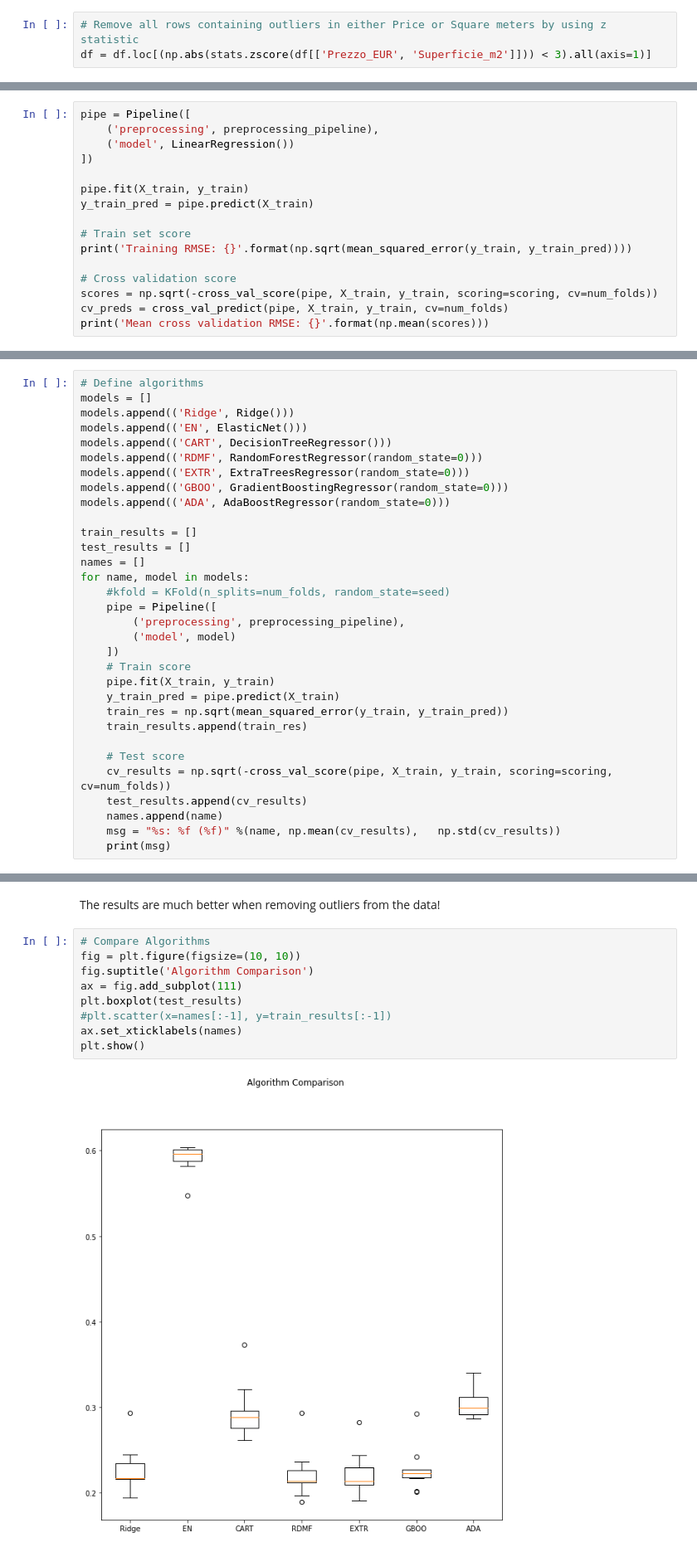
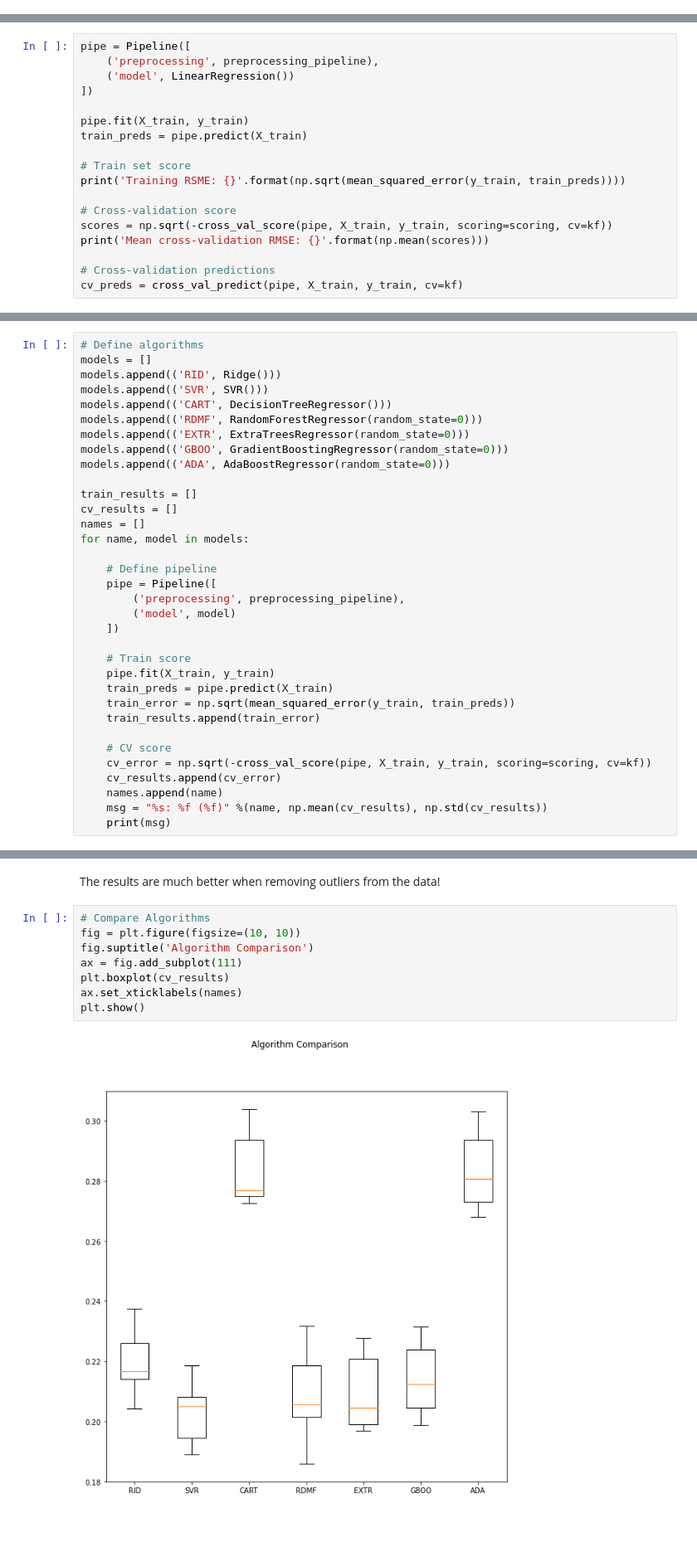
Before and after one commit to LazyEval/housing-prices-firenze, a Jupyter notebook: notebooks/3.5-LazyEval-modeling-outliers.ipynb, the cells around one changed output, grey strips where cells are left out. Shown at 83% size. Drawn from its saved outputs; the diff is of its cells as text; blank space fills up the shorter version.

Commit message:
Update modeling after removing outliers from data and tuning SVR model.

```diff
--- a/notebooks/3.5-LazyEval-modeling-outliers.ipynb
+++ b/notebooks/3.5-LazyEval-modeling-outliers.ipynb
@@ -93,3 +64,0 @@ df.loc[df['Anno_costruzione'].isna(), 'Classe_energetica'].hist()
-# %%
-# Remove all rows containing outliers in either Price or Square meters by using z statistic
-df = df.loc[(np.abs(stats.zscore(df[['Prezzo_EUR', 'Superficie_m2']])) < 3).all(axis=1)]
@@ -186,13 +149,15 @@ pipe = Pipeline([
 ])
 
 pipe.fit(X_train, y_train)
-y_train_pred = pipe.predict(X_train)
+train_preds = pipe.predict(X_train)
 
 # Train set score
-print('Training RMSE: {}'.format(np.sqrt(mean_squared_error(y_train, y_train_pred))))
+print('Training RSME: {}'.format(np.sqrt(mean_squared_error(y_train, train_preds))))
 
-# Cross validation score
-scores = np.sqrt(-cross_val_score(pipe, X_train, y_train, scoring=scoring, cv=num_folds))
-cv_preds = cross_val_predict(pipe, X_train, y_train, cv=num_folds)
-print('Mean cross validation RMSE: {}'.format(np.mean(scores)))
+# Cross-validation score
+scores = np.sqrt(-cross_val_score(pipe, X_train, y_train, scoring=scoring, cv=kf))
+print('Mean cross-validation RMSE: {}'.format(np.mean(scores)))
+
+# Cross-validation predictions
+cv_preds = cross_val_predict(pipe, X_train, y_train, cv=kf)
 # %% [output]
@@ -227,8 +180,8 @@ for i in range(12):
 # %%
 # Define algorithms
 models = []
-models.append(('Ridge', Ridge()))
-models.append(('EN', ElasticNet()))
+models.append(('RID', Ridge()))
+models.append(('SVR', SVR()))
 models.append(('CART', DecisionTreeRegressor()))
 models.append(('RDMF', RandomForestRegressor(random_state=0)))
 models.append(('EXTR', ExtraTreesRegressor(random_state=0)))
@@ -236,24 +189,26 @@ models.append(('GBOO', GradientBoostingRegressor(random_state=0)))
 models.append(('ADA', AdaBoostRegressor(random_state=0)))
 
 train_results = []
-test_results = []
+cv_results = []
 names = []
 for name, model in models:
-    #kfold = KFold(n_splits=num_folds, random_state=seed)
+
+    # Define pipeline
     pipe = Pipeline([
         ('preprocessing', preprocessing_pipeline),
         ('model', model)
     ])
+
     # Train score
     pipe.fit(X_train, y_train)
-    y_train_pred = pipe.predict(X_train)
-    train_res = np.sqrt(mean_squared_error(y_train, y_train_pred))
-    train_results.append(train_res)
+    train_preds = pipe.predict(X_train)
+    train_error = np.sqrt(mean_squared_error(y_train, train_preds))
+    train_results.append(train_error)
 
-    # Test score
-    cv_results = np.sqrt(-cross_val_score(pipe, X_train, y_train, scoring=scoring, cv=num_folds))
-    test_results.append(cv_results)
+    # CV score
+    cv_error = np.sqrt(-cross_val_score(pipe, X_train, y_train, scoring=scoring, cv=kf))
+    cv_results.append(cv_error)
     names.append(name)
-    msg = "%s: %f (%f)" %(name, np.mean(cv_results),   np.std(cv_results))
+    msg = "%s: %f (%f)" %(name, np.mean(cv_results), np.std(cv_results))
     print(msg)
 # %% [output]
@@ -269,11 +224,10 @@ The results are much better when removing outliers from the data!
 # %%
 # Compare Algorithms
 fig = plt.figure(figsize=(10, 10))
 fig.suptitle('Algorithm Comparison')
 ax = fig.add_subplot(111)
-plt.boxplot(test_results)
-#plt.scatter(x=names[:-1], y=train_results[:-1])
+plt.boxplot(cv_results)
 ax.set_xticklabels(names)
 plt.show()
 # %% [output]
-[figure, old version]
+[figure, new version]
```
Also changed, not shown: parts of 36 cells of this notebook, 1 other file.
